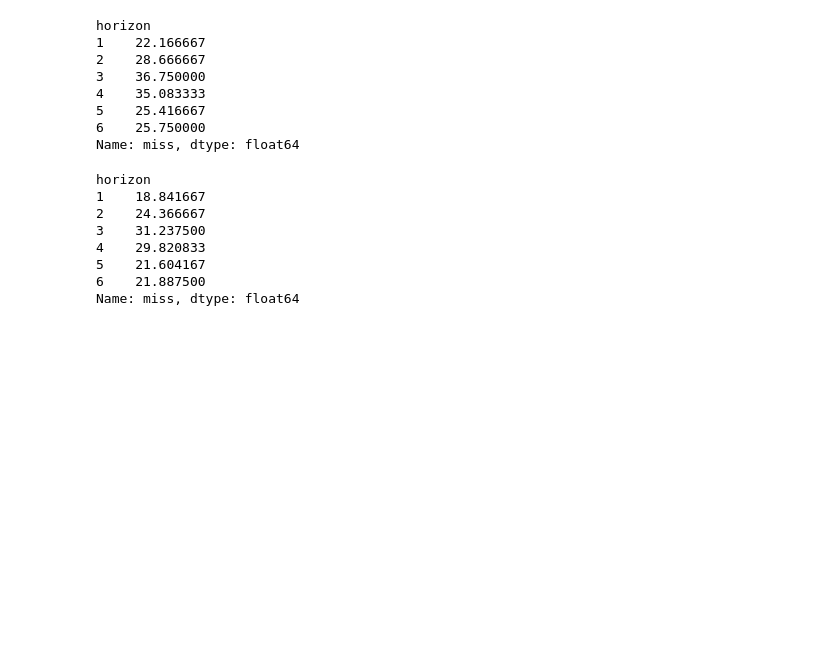
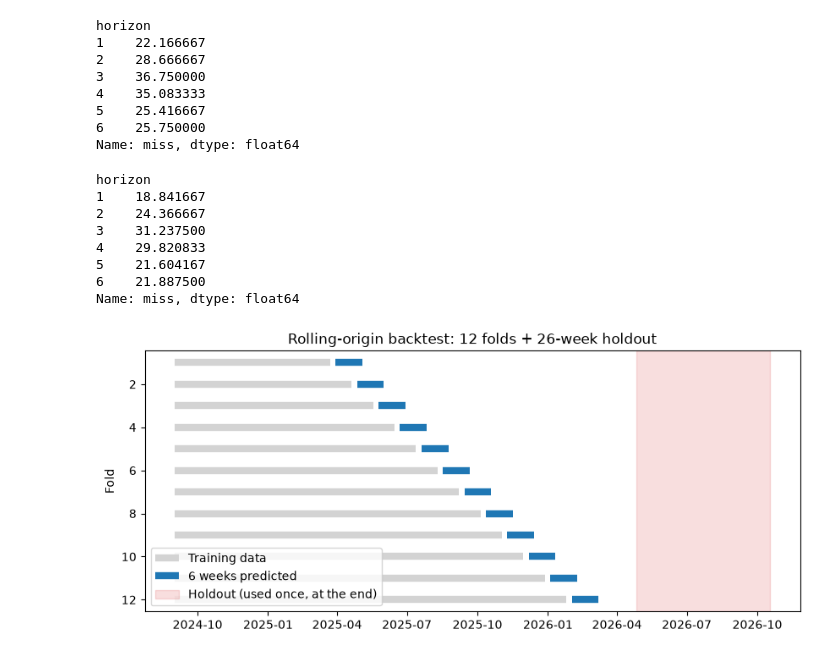
Before and after one commit to ShahSalar/demand-forecasting-hvac, a Jupyter notebook: notebooks/backtest.ipynb, the cells around one changed output. Saved outputs shown, nothing was run; the diff lists cells and outputs as text; code cells hidden in the pictures; blank space fills up the shorter version.

Commit message:
Add month, backtest, and baseline graphs

```diff
--- a/notebooks/backtest.ipynb
+++ b/notebooks/backtest.ipynb
@@ -320,3 +320,21 @@ horizon
 5    21.604167
 6    21.887500
 Name: miss, dtype: float64
+# %%
+fig, ax = plt.subplots(figsize=(10, 4))
+start = pd.Timestamp('2024-09-01')
+
+for i, o in enumerate(origins, start=1):
+    ax.hlines(i, start, o, color='lightgray', lw=6, label='Training data' if i == 1 else None)
+    ax.hlines(i, o + pd.Timedelta(weeks=1), o + pd.Timedelta(weeks=6), color='tab:blue', lw=6, label='6 weeks predicted' if i == 1 else None)
+
+holdout_start = weekly_hvac_permits['ds'].iloc[-26]
+ax.axvspan(holdout_start, weekly_hvac_permits['ds'].iloc[-1], color='tab:red', alpha=0.15, label='Holdout (used once, at the end)')
+
+ax.invert_yaxis()
+ax.set_ylabel('Fold')
+ax.set_title('Rolling-origin backtest: 12 folds + 26-week holdout')
+ax.legend(loc='lower left')
+plt.savefig('backtest_timeline.png', dpi=200, bbox_inches='tight')
+# %% [output]
+[figure, added]
```
Also changed, not shown: parts of 4 cells of this notebook, 5 other files.
